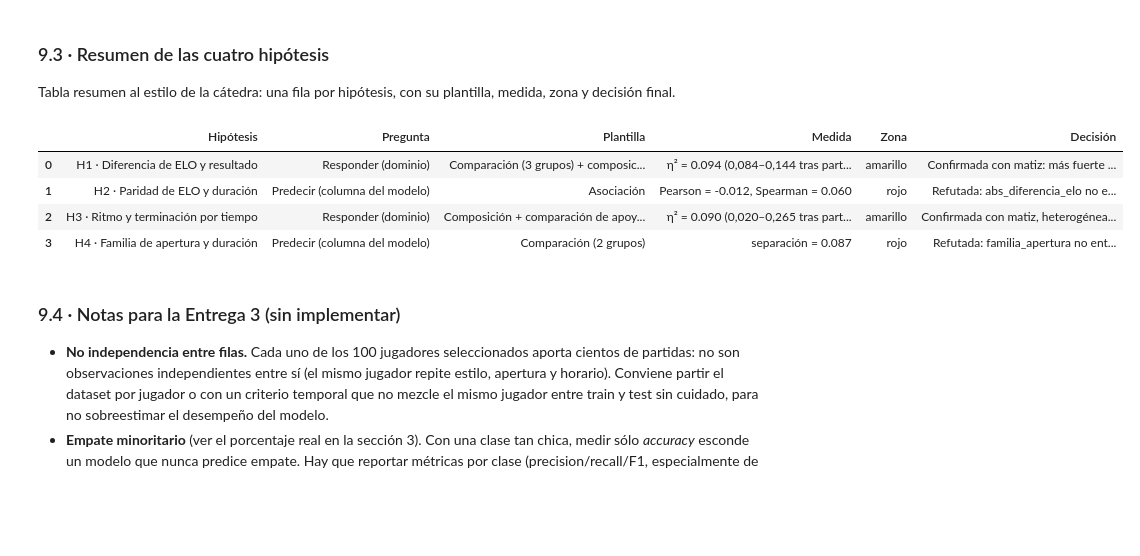
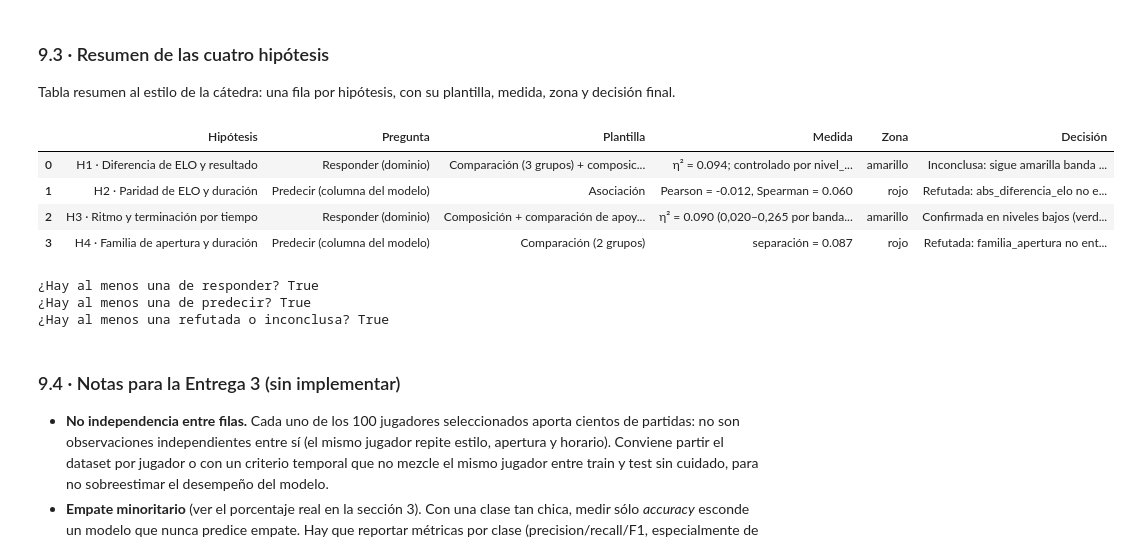
Before and after one commit to BautistaAlosMartorell/chess-outcome-prediction, a Jupyter notebook: notebooks/02_eda_hipotesis.ipynb, the cells around one changed output. Cells and saved outputs as stored; diff of their text form; code cells hidden in the pictures; blank space fills up the shorter version.

```diff
--- a/notebooks/02_eda_hipotesis.ipynb
+++ b/notebooks/02_eda_hipotesis.ipynb
@@ -1216,44 +1231,57 @@ resumen_hipotesis = pd.DataFrame(
             "hipotesis": "H1 · Diferencia de ELO y resultado",
             "pregunta": "Responder (dominio)",
             "plantilla": "Comparación (3 grupos) + composición de apoyo",
-            "medida": f"η² = {h1_eta2:.3f} (0,084–0,144 tras partir por nivel_promedio)",
+            "medida": f"η² = {h1_eta2:.3f}; controlado por nivel_promedio = {h1_eta2_controlado:.3f} (0,084–0,144 por banda)",
             "zona": h1_zone,
-            "decision": "Confirmada con matiz: más fuerte en niveles altos (verde en experto)",
+            "decision": "Inconclusa: sigue amarilla banda por banda y controlada; sin segundo movimiento que el gráfico justifique",
         },
         {
             "hipotesis": "H2 · Paridad de ELO y duración",
             "pregunta": "Predecir (columna del modelo)",
             "plantilla": "Asociación",
             "medida": f"Pearson = {h2_pearson:.3f}, Spearman = {h2_spearman:.3f}",
             "zona": h2_zone_pearson,
             "decision": "Refutada: abs_diferencia_elo no entra como predictor de duración",
         },
         {
             "hipotesis": "H3 · Ritmo y terminación por tiempo",
             "pregunta": "Responder (dominio)",
             "plantilla": "Composición + comparación de apoyo (η²)",
-            "medida": f"η² = {h3_eta:.3f} (0,020–0,265 tras partir por nivel_promedio)",
+            "medida": f"η² = {h3_eta:.3f} (0,020–0,265 por banda de nivel_promedio)",
             "zona": h3_zone,
-            "decision": "Confirmada con matiz, heterogénea: fuerte en principiantes, nula en expertos",
+            "decision": "Confirmada en niveles bajos (verde en principiante), refutada en niveles altos (roja en experto/top_mundial)",
         },
         {
             "hipotesis": "H4 · Familia de apertura y duración",
             "pregunta": "Predecir (columna del modelo)",
             "plantilla": "Comparación (2 grupos)",
             "medida": f"separación = {h4_separacion:.3f}",
             "zona": h4_zone,
             "decision": "Refutada: familia_apertura no entra al baseline pre-partida",
         },
     ]
 )
 resumen_hipotesis.columns = ["Hipótesis", "Pregunta", "Plantilla", "Medida", "Zona", "Decisión"]
 display(resumen_hipotesis)
+
+# Chequeo explícito de la consigna: al menos una hipótesis responde, al menos una
+# decide sobre una columna, y al menos una queda refutada o inconclusa.
+hay_responder = resumen_hipotesis["Pregunta"].str.startswith("Responder").any()
+hay_predecir = resumen_hipotesis["Pregunta"].str.startswith("Predecir").any()
+hay_refutada_o_inconclusa = resumen_hipotesis["Decisión"].str.contains("Refutada|Inconclusa", case=False).any()
+print(f"¿Hay al menos una de responder? {hay_responder}")
+print(f"¿Hay al menos una de predecir? {hay_predecir}")
+print(f"¿Hay al menos una refutada o inconclusa? {hay_refutada_o_inconclusa}")
+assert hay_responder and hay_predecir and hay_refutada_o_inconclusa, "No se cumple la mezcla mínima de hipótesis exigida por la consigna"
 # %% [output]
 |  | Hipótesis | Pregunta | Plantilla | Medida | Zona | Decisión |
-| 0 | H1 · Diferencia de ELO y resultado | Responder (dominio) | Comparación (3 grupos) + composic... | η² = 0.094 (0,084–0,144 tras part... | amarillo | Confirmada con matiz: más fuerte ... |
+| 0 | H1 · Diferencia de ELO y resultado | Responder (dominio) | Comparación (3 grupos) + composic... | η² = 0.094; controlado por nivel_... | amarillo | Inconclusa: sigue amarilla banda ... |
 | 1 | H2 · Paridad de ELO y duración | Predecir (columna del modelo) | Asociación | Pearson = -0.012, Spearman = 0.060 | rojo | Refutada: abs_diferencia_elo no e... |
-| 2 | H3 · Ritmo y terminación por tiempo | Responder (dominio) | Composición + comparación de apoy... | η² = 0.090 (0,020–0,265 tras part... | amarillo | Confirmada con matiz, heterogénea... |
+| 2 | H3 · Ritmo y terminación por tiempo | Responder (dominio) | Composición + comparación de apoy... | η² = 0.090 (0,020–0,265 por banda... | amarillo | Confirmada en niveles bajos (verd... |
 | 3 | H4 · Familia de apertura y duración | Predecir (columna del modelo) | Comparación (2 grupos) | separación = 0.087 | rojo | Refutada: familia_apertura no ent... |
+¿Hay al menos una de responder? True
+¿Hay al menos una de predecir? True
+¿Hay al menos una refutada o inconclusa? True
 # %% [markdown]
 ### 9.4 · Notas para la Entrega 3 (sin implementar)
 
```
Also changed, not shown: parts of 7 cells of this notebook, 2 other files.
